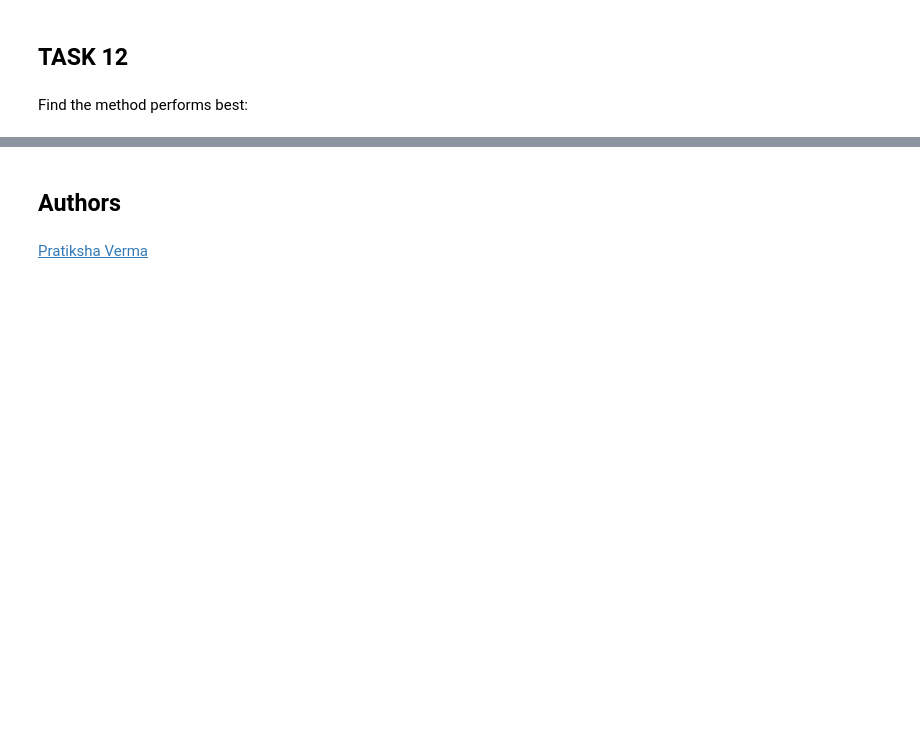
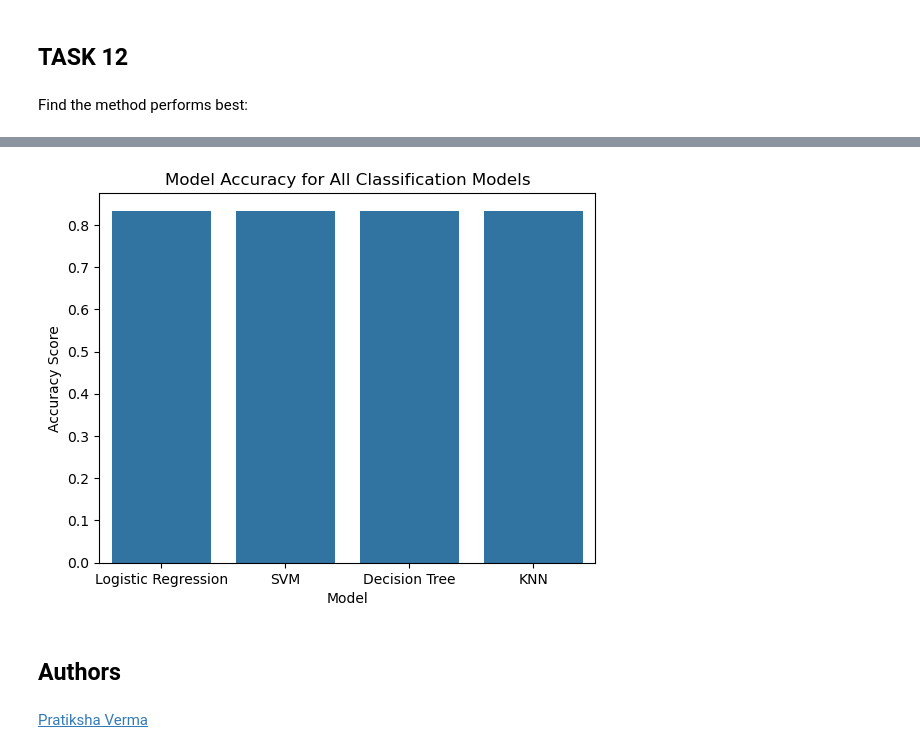
Before and after one commit to rara-myme/IBM-Data-Science-Codes, a Jupyter notebook: Capstone Python Notebooks/Module 4 SpaceX_Machine Learning Prediction_Part_5.ipynb, the cells around one changed output, grey strips where cells are left out. Saved outputs shown, nothing was run; the diff lists cells and outputs as text; code cells hidden in the pictures; blank space fills up the shorter version.

```diff
--- a/Capstone Python Notebooks/Module 4 SpaceX_Machine Learning Prediction_Part_5.ipynb
+++ b/Capstone Python Notebooks/Module 4 SpaceX_Machine Learning Prediction_Part_5.ipynb
@@ -422,0 +509,6 @@ Decision Tree Classifier works the best, with accuracy of 94.4% on test data.
+# %%
+model=['Logistic Regression', 'SVM', 'Decision Tree', 'KNN']
+score=[lr_score, svm_score, tree_score, knn_score]
+dict={'Model':model, 'Accuracy Score':score}
+model_acc=pd.DataFrame(dict)
+model_acc
@@ -423,3 +521,9 @@ Decision Tree Classifier works the best, with accuracy of 94.4% on test data.
+# %%
+sns.barplot(model_acc, x='Model', y='Accuracy Score')
+plt.title('Model Accuracy for All Classification Models')
+plt.show()
+# %% [output]
+[figure, added]
 # %% [markdown]
 ## Authors
 # %% [markdown]
```
Also changed, not shown: parts of 19 cells of this notebook.
